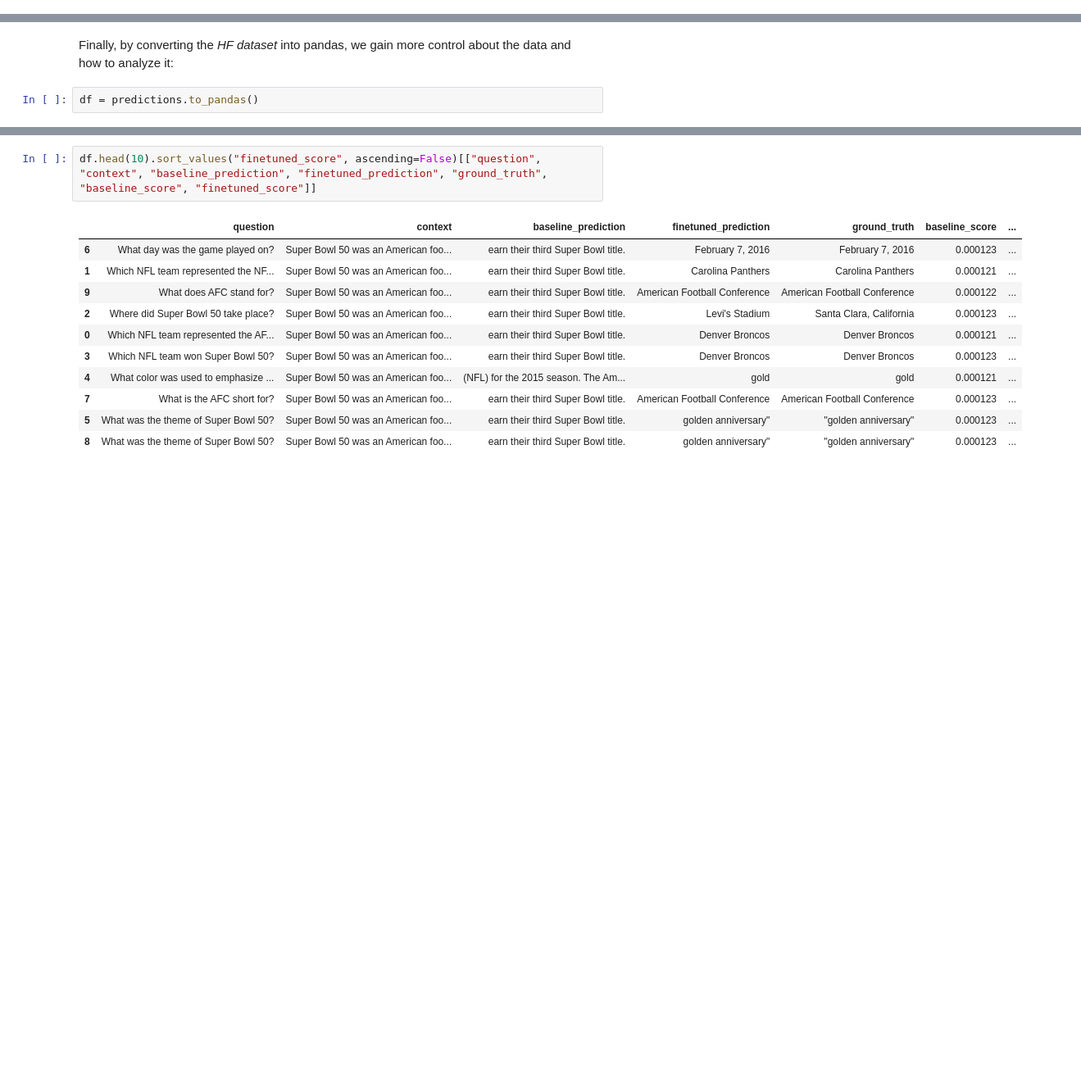
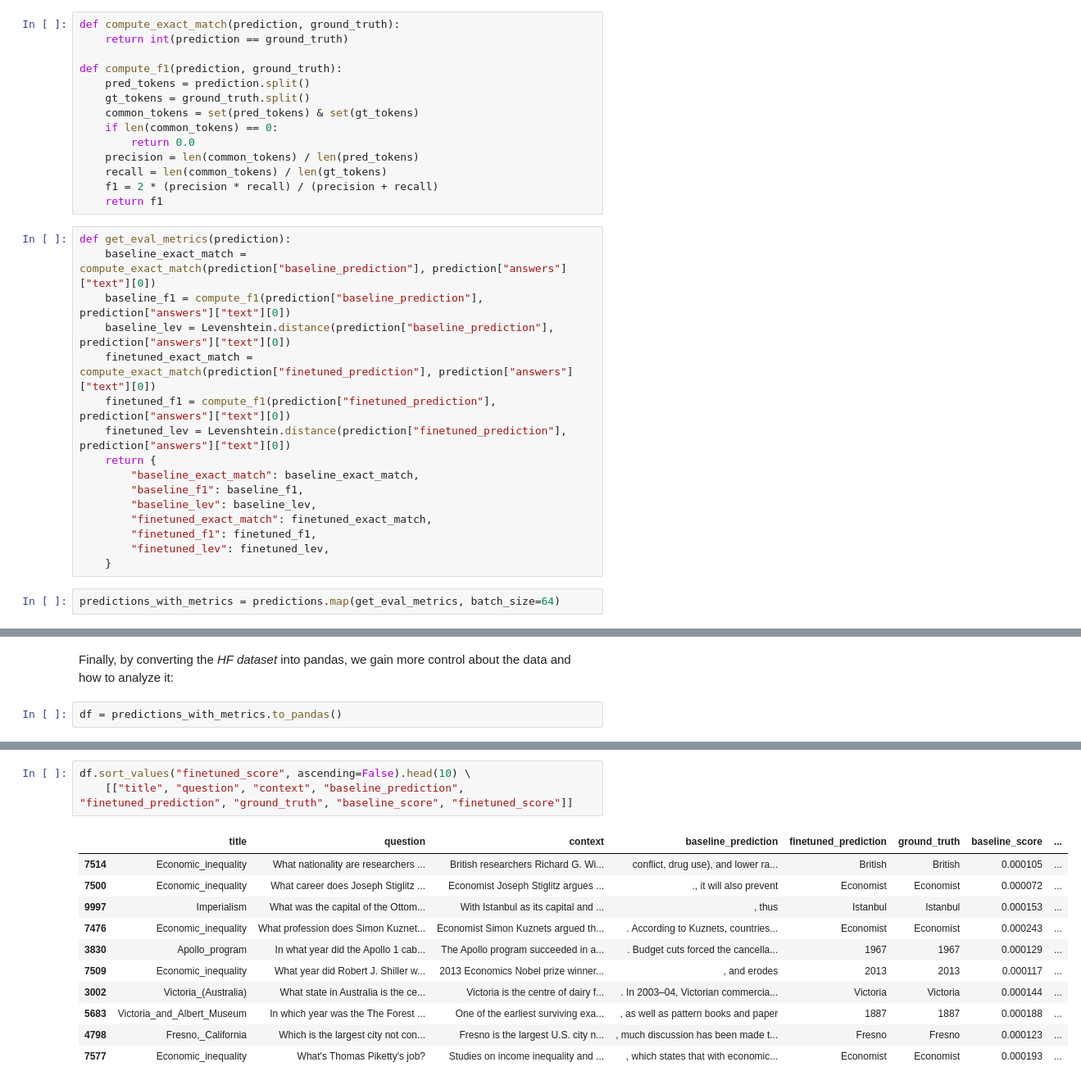
Before and after one commit to xavialex/llm-finetuning, a Jupyter notebook: llm-finetuning.ipynb, the cells around one changed output, grey strips where cells are left out. Shown at 82% size. Drawn from its saved outputs; the diff is of its cells as text; blank space fills up the shorter version.

Commit message:
Added more custom metrics

```diff
--- a/llm-finetuning.ipynb
+++ b/llm-finetuning.ipynb
@@ -252,0 +255,32 @@ On the other hand, the F1-score is the harmonic mean of the Precision and the Re
+# %%
+def compute_exact_match(prediction, ground_truth):
+    return int(prediction == ground_truth)
+
+def compute_f1(prediction, ground_truth):
+    pred_tokens = prediction.split()
+    gt_tokens = ground_truth.split()
+    common_tokens = set(pred_tokens) & set(gt_tokens)
+    if len(common_tokens) == 0:
+        return 0.0
+    precision = len(common_tokens) / len(pred_tokens)
+    recall = len(common_tokens) / len(gt_tokens)
+    f1 = 2 * (precision * recall) / (precision + recall)
+    return f1
+# %%
+def get_eval_metrics(prediction):
+    baseline_exact_match = compute_exact_match(prediction["baseline_prediction"], prediction["answers"]["text"][0])
+    baseline_f1 = compute_f1(prediction["baseline_prediction"], prediction["answers"]["text"][0])
+    baseline_lev = Levenshtein.distance(prediction["baseline_prediction"], prediction["answers"]["text"][0])
+    finetuned_exact_match = compute_exact_match(prediction["finetuned_prediction"], prediction["answers"]["text"][0])
+    finetuned_f1 = compute_f1(prediction["finetuned_prediction"], prediction["answers"]["text"][0])
+    finetuned_lev = Levenshtein.distance(prediction["finetuned_prediction"], prediction["answers"]["text"][0])
+    return {
+        "baseline_exact_match": baseline_exact_match,
+        "baseline_f1": baseline_f1,
+        "baseline_lev": baseline_lev,
+        "finetuned_exact_match": finetuned_exact_match,
+        "finetuned_f1": finetuned_f1,
+        "finetuned_lev": finetuned_lev,
+    }
+# %%
+predictions_with_metrics = predictions.map(get_eval_metrics, batch_size=64)
@@ -253,7 +291,7 @@ On the other hand, the F1-score is the harmonic mean of the Precision and the Re
 # %% [markdown]
 Finally, by converting the *HF dataset* into pandas, we gain more control about the data and how to analyze it:
 # %%
-df = predictions.to_pandas()
+df = predictions_with_metrics.to_pandas()
 # %%
 df.describe()
 # %% [output]
@@ -269,14 +307,15 @@ df.describe()
 # %%
-df.head(10).sort_values("finetuned_score", ascending=False)[["question", "context", "baseline_prediction", "finetuned_prediction", "ground_truth", "baseline_score", "finetuned_score"]]
+df.sort_values("finetuned_score", ascending=False).head(10) \
+    [["title", "question", "context", "baseline_prediction", "finetuned_prediction", "ground_truth", "baseline_score", "finetuned_score"]]
 # %% [output]
-|  | question | context | baseline_prediction | finetuned_prediction | ground_truth | baseline_score | ... |
-| 6 | What day was the game played on? | Super Bowl 50 was an American foo... | earn their third Super Bowl title. | February 7, 2016 | February 7, 2016 | 0.000123 | ... |
-| 1 | Which NFL team represented the NF... | Super Bowl 50 was an American foo... | earn their third Super Bowl title. | Carolina Panthers | Carolina Panthers | 0.000121 | ... |
-| 9 | What does AFC stand for? | Super Bowl 50 was an American foo... | earn their third Super Bowl title. | American Football Conference | American Football Conference | 0.000122 | ... |
-| 2 | Where did Super Bowl 50 take place? | Super Bowl 50 was an American foo... | earn their third Super Bowl title. | Levi's Stadium | Santa Clara, California | 0.000123 | ... |
-| 0 | Which NFL team represented the AF... | Super Bowl 50 was an American foo... | earn their third Super Bowl title. | Denver Broncos | Denver Broncos | 0.000121 | ... |
-| 3 | Which NFL team won Super Bowl 50? | Super Bowl 50 was an American foo... | earn their third Super Bowl title. | Denver Broncos | Denver Broncos | 0.000123 | ... |
-| 4 | What color was used to emphasize ... | Super Bowl 50 was an American foo... | (NFL) for the 2015 season. The Am... | gold | gold | 0.000121 | ... |
-| 7 | What is the AFC short for? | Super Bowl 50 was an American foo... | earn their third Super Bowl title. | American Football Conference | American Football Conference | 0.000123 | ... |
-| 5 | What was the theme of Super Bowl 50? | Super Bowl 50 was an American foo... | earn their third Super Bowl title. | golden anniversary" | "golden anniversary" | 0.000123 | ... |
-| 8 | What was the theme of Super Bowl 50? | Super Bowl 50 was an American foo... | earn their third Super Bowl title. | golden anniversary" | "golden anniversary" | 0.000123 | ... |
+|  | title | question | context | baseline_prediction | finetuned_prediction | ground_truth | baseline_score | ... |
+| 7514 | Economic_inequality | What nationality are researchers ... | British researchers Richard G. Wi... | conflict, drug use), and lower ra... | British | British | 0.000105 | ... |
+| 7500 | Economic_inequality | What career does Joseph Stiglitz ... | Economist Joseph Stiglitz argues ... | ., it will also prevent | Economist | Economist | 0.000072 | ... |
+| 9997 | Imperialism | What was the capital of the Ottom... | With Istanbul as its capital and ... | , thus | Istanbul | Istanbul | 0.000153 | ... |
+| 7476 | Economic_inequality | What profession does Simon Kuznet... | Economist Simon Kuznets argued th... | . According to Kuznets, countries... | Economist | Economist | 0.000243 | ... |
+| 3830 | Apollo_program | In what year did the Apollo 1 cab... | The Apollo program succeeded in a... | . Budget cuts forced the cancella... | 1967 | 1967 | 0.000129 | ... |
+| 7509 | Economic_inequality | What year did Robert J. Shiller w... | 2013 Economics Nobel prize winner... | , and erodes | 2013 | 2013 | 0.000117 | ... |
+| 3002 | Victoria_(Australia) | What state in Australia is the ce... | Victoria is the centre of dairy f... | . In 2003–04, Victorian commercia... | Victoria | Victoria | 0.000144 | ... |
+| 5683 | Victoria_and_Albert_Museum | In which year was the The Forest ... | One of the earliest surviving exa... | , as well as pattern books and paper | 1887 | 1887 | 0.000188 | ... |
+| 4798 | Fresno,_California | Which is the largest city not con... | Fresno is the largest U.S. city n... | , much discussion has been made t... | Fresno | Fresno | 0.000123 | ... |
+| 7577 | Economic_inequality | What's Thomas Piketty's job? | Studies on income inequality and ... | , which states that with economic... | Economist | Economist | 0.000193 | ... |
```
Also changed, not shown: parts of 8 cells of this notebook.
